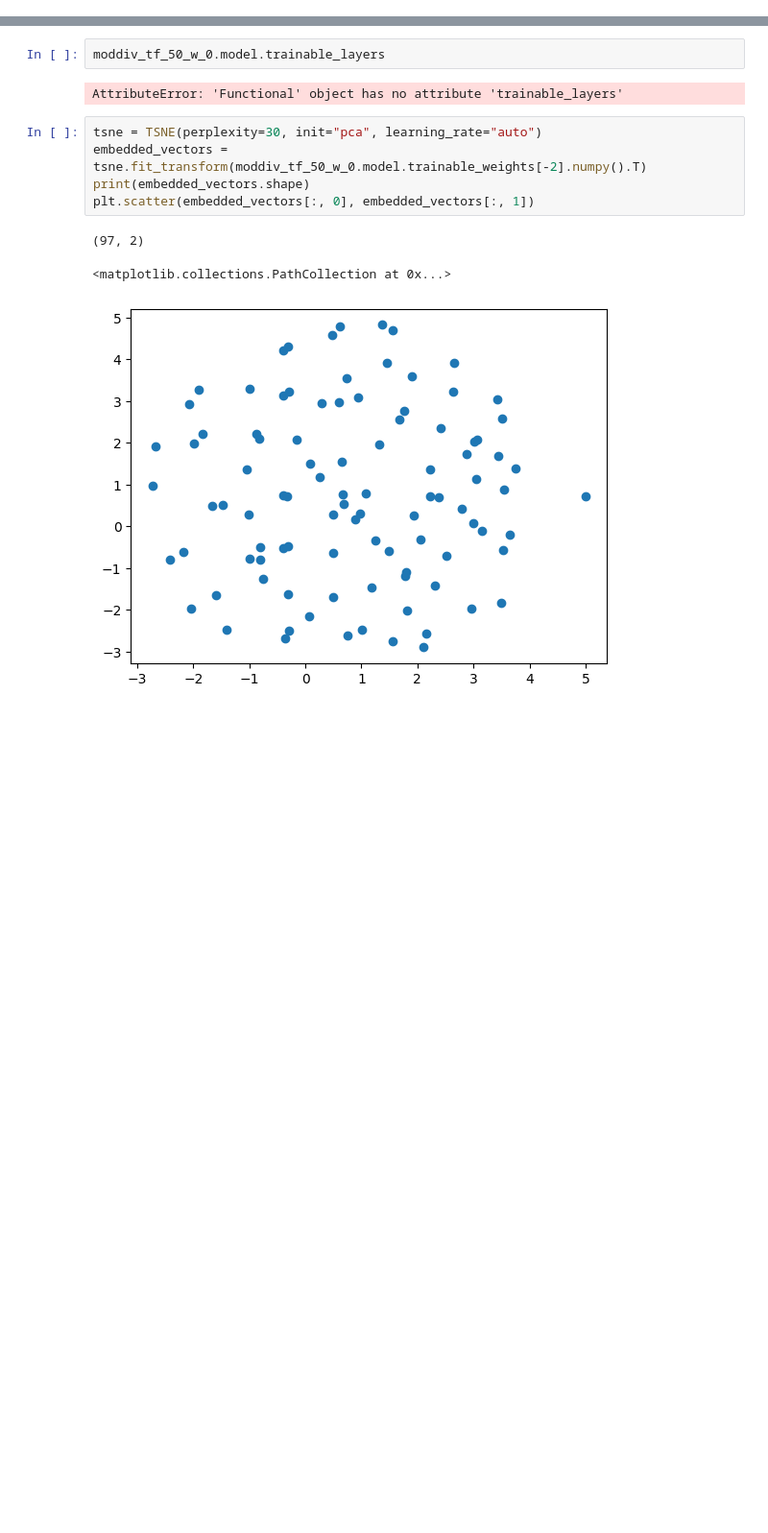
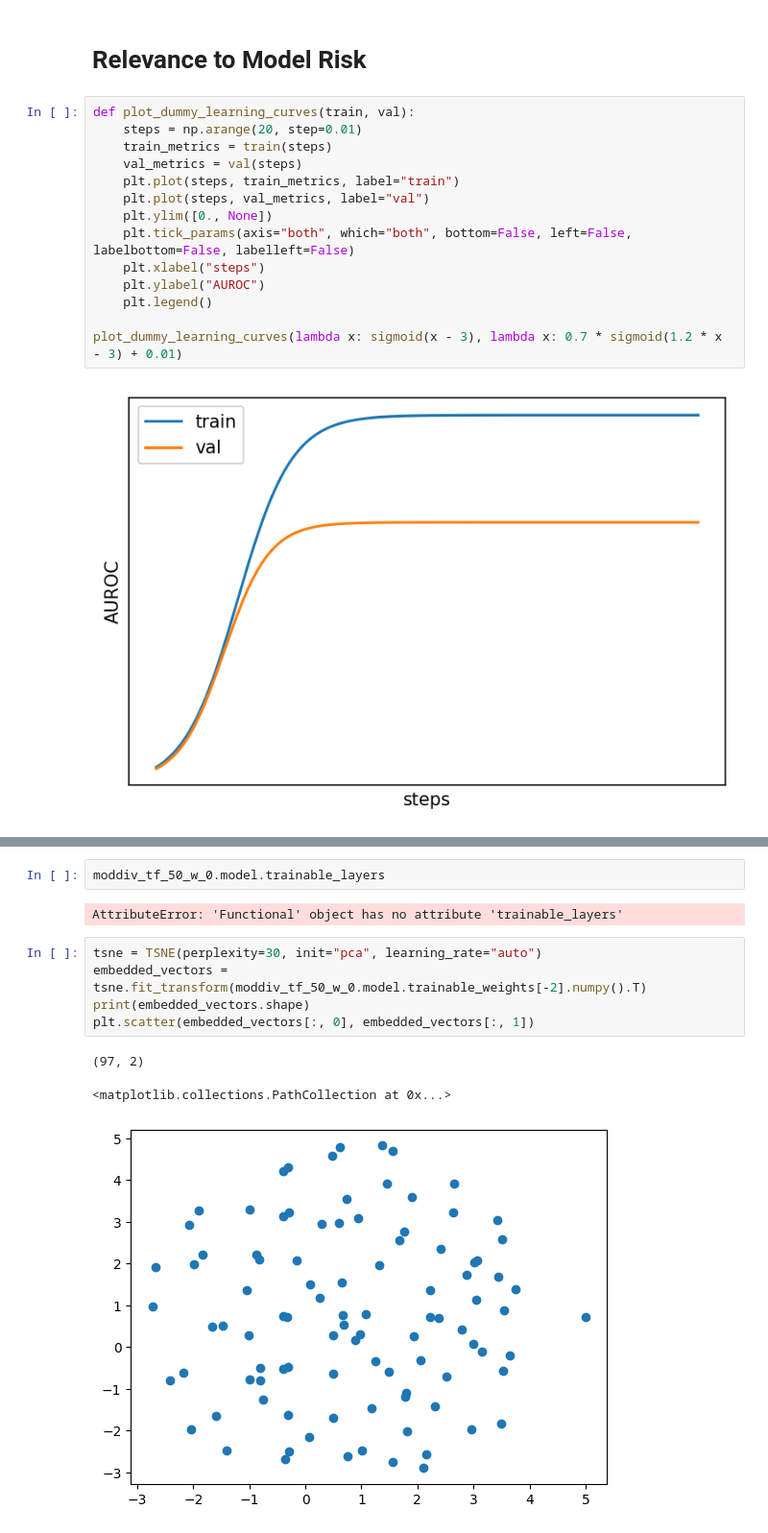
Before and after one commit to Sen-R/grokking-experiments, a Jupyter notebook: Analysis.ipynb, the cells around one changed output, grey strips where cells are left out. Shown at 96% size. Drawn from its saved outputs; the diff is of its cells as text; blank space fills up the shorter version.

```diff
--- a/Analysis.ipynb
+++ b/Analysis.ipynb
@@ -78,0 +23,18 @@ class Run:
+# %% [markdown]
+# Relevance to Model Risk
+# %%
+def plot_dummy_learning_curves(train, val):
+    steps = np.arange(20, step=0.01)
+    train_metrics = train(steps)
+    val_metrics = val(steps)
+    plt.plot(steps, train_metrics, label="train")
+    plt.plot(steps, val_metrics, label="val")
+    plt.ylim([0., None])
+    plt.tick_params(axis="both", which="both", bottom=False, left=False, labelbottom=False, labelleft=False)
+    plt.xlabel("steps")
+    plt.ylabel("AUROC")
+    plt.legend()
+
+plot_dummy_learning_curves(lambda x: sigmoid(x - 3), lambda x: 0.7 * sigmoid(1.2 * x - 3) + 0.01)
+# %% [output]
+[figure, added]
```
Also changed, not shown: parts of 30 cells of this notebook.
